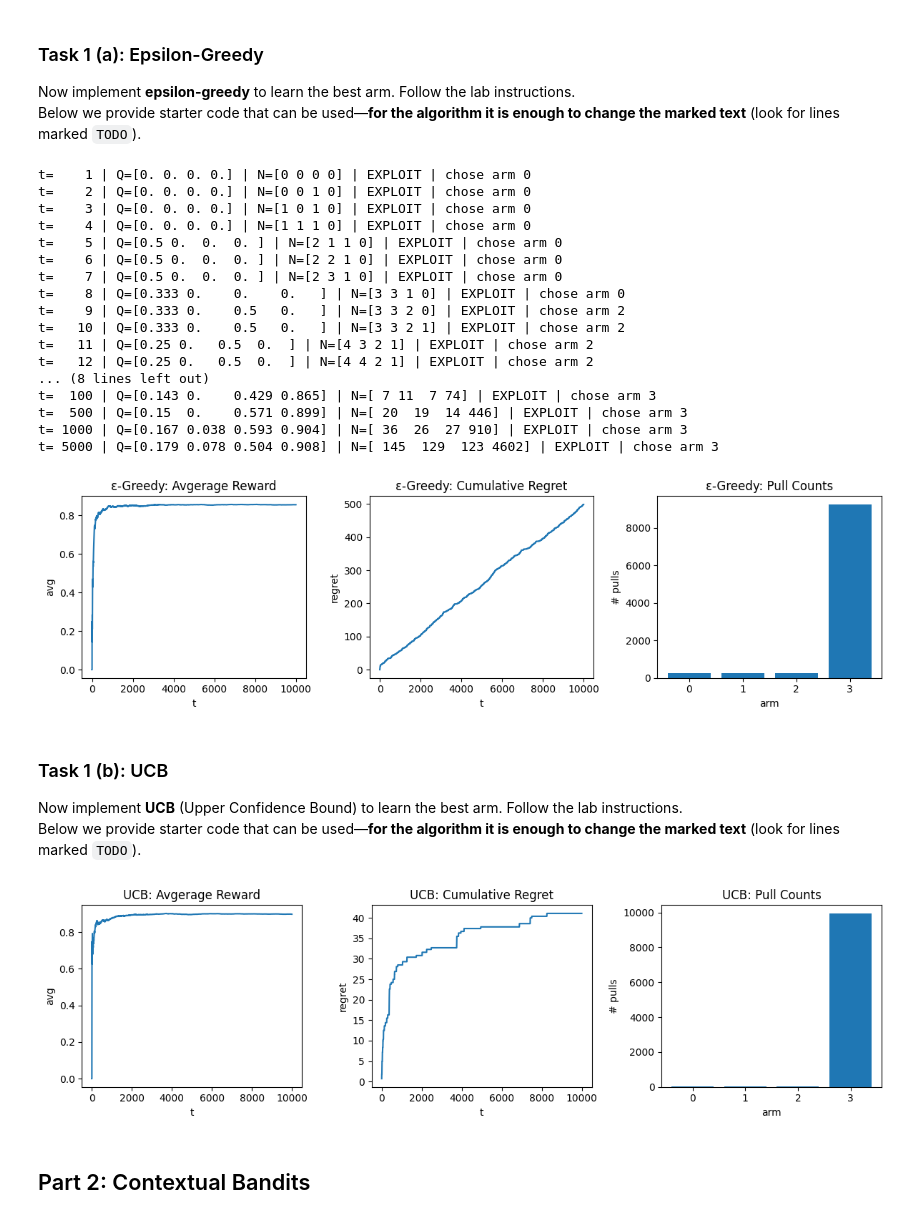
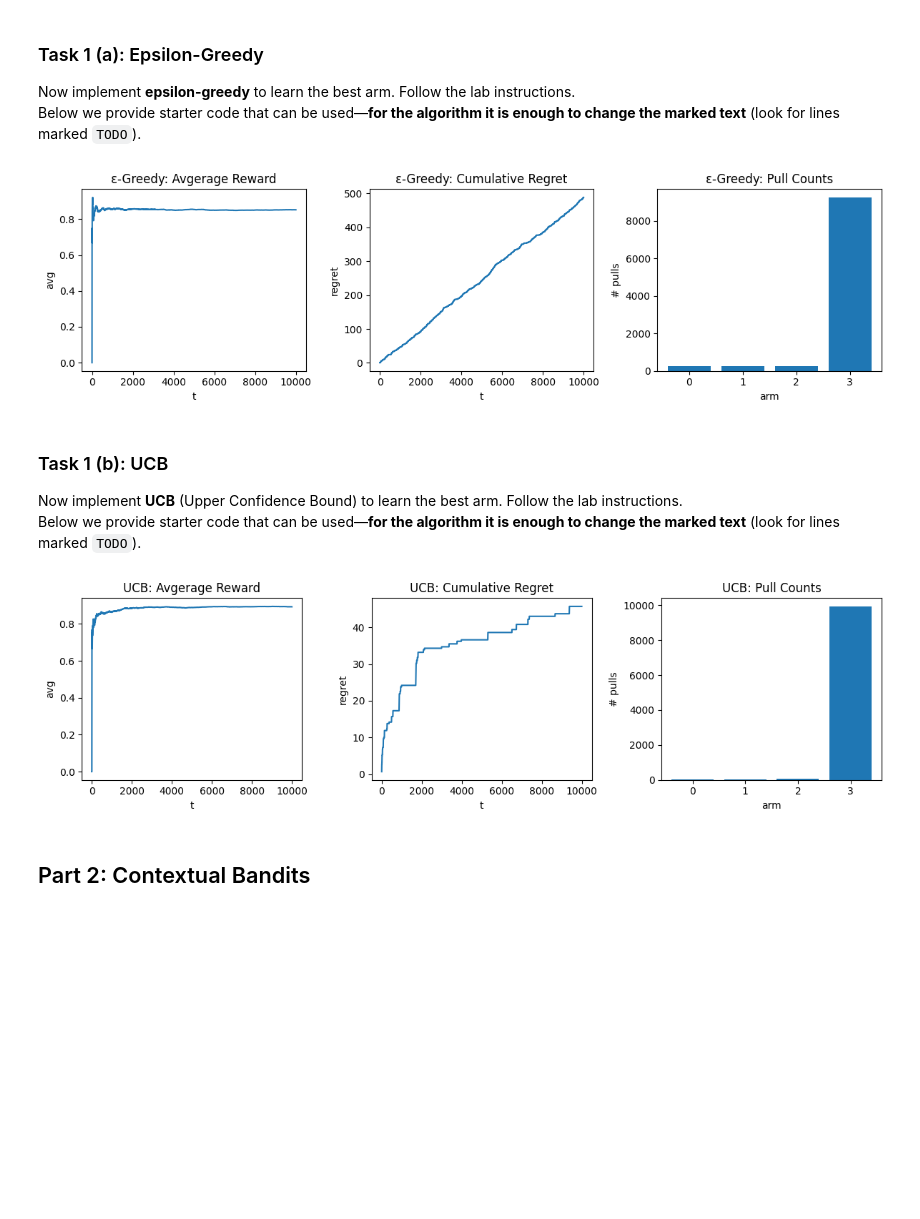
Before and after one commit to abirh09/data-science-labwork, a Jupyter notebook: 9. Bandits/Bandits.ipynb, the cells around one changed output. Cells and saved outputs as stored; diff of their text form; code cells hidden in the pictures; blank space fills up the shorter version.

```diff
--- a/9. Bandits/Bandits.ipynb
+++ b/9. Bandits/Bandits.ipynb
@@ -97,19 +97,14 @@ def run_epsilon_greedy(probs, T, epsilon=0.1, seed=0):
       if rng.random() < epsilon:
     # Explore: choose random arm
         arm = rng.integers(0, k)
-        explore = True
       else:
     # Exploit: choose best arm based on current estimates
         arm = np.argmax(Q)
-        explore = False
-      if t <= 20 or t in [100, 500, 1000, 5000]:
-        print(f"t={t:5d} | Q={Q.round(3)} | N={N} | {'EXPLORE' if explore else 'EXPLOIT'} | chose arm {arm}")
-
 
         # Hint: rng.random() for the coin flip; rng.integers(0, k) for random arm.
         # Hint: np.argmax(Q) for exploitation.
 
-        arm = rng.integers(0, k)  # TEMP PLACEHOLDER — replace with ε-greedy
+        # arm = rng.integers(0, k)  # TEMP PLACEHOLDER — replace with ε-greedy
 
         # ----------------------------------------------------------------------
 
@@ -122,52 +117,37 @@ def run_epsilon_greedy(probs, T, epsilon=0.1, seed=0):
       Q[arm] += (r - Q[arm]) / N[arm]
 
     return {"rewards": rewards, "regrets": regrets, "actions": actions, "Q": Q, "N": N}
 
 # --- Quick single-run test / visualization for ε-greedy ---
 
 ##############################################################
 ###
 ### You can play around with these parameters:
 ###
 probs = [0.2, 0.1, 0.5, 0.9]
 T = 10000
 epsilon = 0.1
 seed = 123
 ##############################################################
 
 out_eps = run_epsilon_greedy(probs, T, epsilon, seed)
 
 plt.figure(figsize=(12, 3.5))
 plt.subplot(1, 3, 1)
 avg_reward = np.cumsum(out_eps["rewards"]) / np.arange(1, T + 1)
 plt.plot(avg_reward); plt.title("ε-Greedy: Avgerage Reward"); plt.xlabel("t"); plt.ylabel("avg")
 
 plt.subplot(1, 3, 2)
 plt.plot(np.cumsum(out_eps["regrets"])); plt.title("ε-Greedy: Cumulative Regret"); plt.xlabel("t"); plt.ylabel("regret")
 
 plt.subplot(1, 3, 3)
-counts = np.bincount(out_eps["actions"], minlength=len(probs))
+counts = np.bincount(out_eps["actions"], minlength=len(probs))v
+
+
 plt.bar(range(len(probs)), counts); plt.title("ε-Greedy: Pull Counts"); plt.xlabel("arm"); plt.ylabel("# pulls")
 plt.tight_layout(); plt.show()
 # %% [output]
-t=    1 | Q=[0. 0. 0. 0.] | N=[0 0 0 0] | EXPLOIT | chose arm 0
-t=    2 | Q=[0. 0. 0. 0.] | N=[0 0 1 0] | EXPLOIT | chose arm 0
-t=    3 | Q=[0. 0. 0. 0.] | N=[1 0 1 0] | EXPLOIT | chose arm 0
-t=    4 | Q=[0. 0. 0. 0.] | N=[1 1 1 0] | EXPLOIT | chose arm 0
-t=    5 | Q=[0.5 0.  0.  0. ] | N=[2 1 1 0] | EXPLOIT | chose arm 0
-t=    6 | Q=[0.5 0.  0.  0. ] | N=[2 2 1 0] | EXPLOIT | chose arm 0
-t=    7 | Q=[0.5 0.  0.  0. ] | N=[2 3 1 0] | EXPLOIT | chose arm 0
-t=    8 | Q=[0.333 0.    0.    0.   ] | N=[3 3 1 0] | EXPLOIT | chose arm 0
-t=    9 | Q=[0.333 0.    0.5   0.   ] | N=[3 3 2 0] | EXPLOIT | chose arm 2
-t=   10 | Q=[0.333 0.    0.5   0.   ] | N=[3 3 2 1] | EXPLOIT | chose arm 2
-t=   11 | Q=[0.25 0.   0.5  0.  ] | N=[4 3 2 1] | EXPLOIT | chose arm 2
-t=   12 | Q=[0.25 0.   0.5  0.  ] | N=[4 4 2 1] | EXPLOIT | chose arm 2
-... (8 lines left out)
-t=  100 | Q=[0.143 0.    0.429 0.865] | N=[ 7 11  7 74] | EXPLOIT | chose arm 3
-t=  500 | Q=[0.15  0.    0.571 0.899] | N=[ 20  19  14 446] | EXPLOIT | chose arm 3
-t= 1000 | Q=[0.167 0.038 0.593 0.904] | N=[ 36  26  27 910] | EXPLOIT | chose arm 3
-t= 5000 | Q=[0.179 0.078 0.504 0.908] | N=[ 145  129  123 4602] | EXPLOIT | chose arm 3
-[figure, old version]
+[figure, new version]
 # %% [markdown]
 ### Task 1 (b): UCB
 
@@ -256,7 +236,7 @@ counts = np.bincount(out_ucb["actions"], minlength=len(probs))
 plt.bar(range(len(probs)), counts); plt.title("UCB: Pull Counts"); plt.xlabel("arm"); plt.ylabel("# pulls")
 plt.tight_layout(); plt.show()
 # %% [output]
-[figure, old version]
+[figure, new version]
 # %% [markdown]
 ## Part 2: Contextual Bandits
 # %% [markdown]
```
Also changed, not shown: 11 other files.
